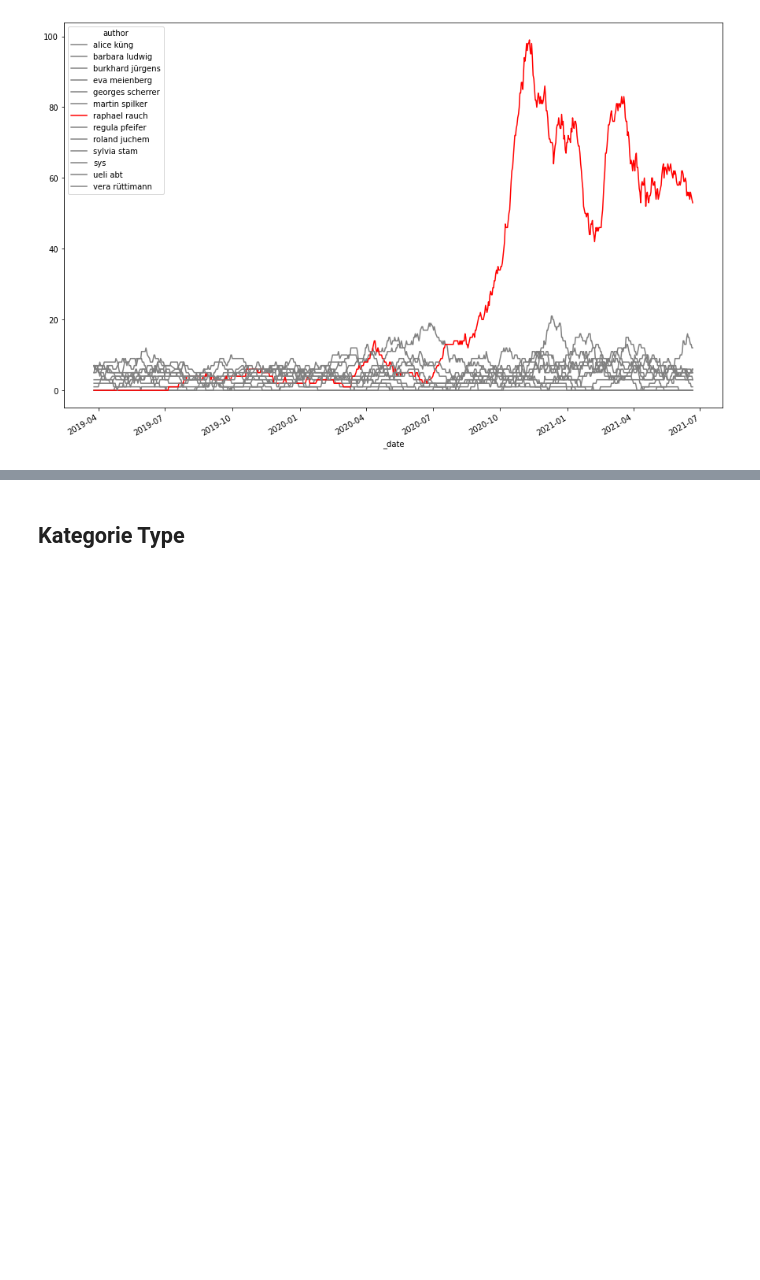
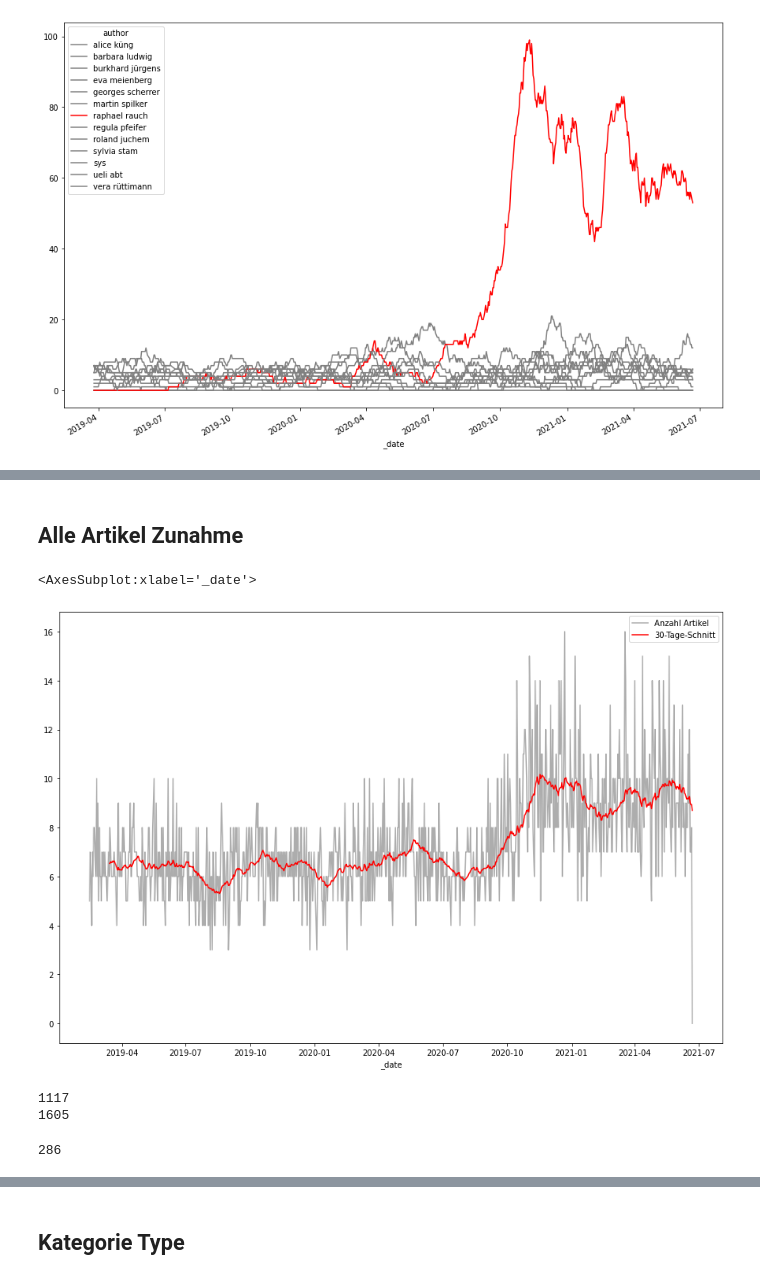
Before and after one commit to simonhuwiler/kathch, a Jupyter notebook: src/3_analyse.ipynb, the cells around one changed output, grey strips where cells are left out. Drawn from its saved outputs; the diff is of its cells as text; code cells hidden in the pictures; blank space fills up the shorter version.

```diff
--- a/src/3_analyse.ipynb
+++ b/src/3_analyse.ipynb
@@ -14,6 +14,8 @@ from pathlib import Path
 # %%
 agencies = ['kna', 'sda', 'cic', 'kap']
 path_in = Path('../data_cleaned/article/')
+red = 'red'
+grey = '#adadad'
 # %% [markdown]
 ## Load files
 # %%
@@ -82,7 +88,7 @@ df_data = df.copy()
 
 df_data['author'] = df_data['author'].apply(abb2name)
 
-df_data['author'] = df_data['author'].fillna('ohne')
+df_data['author'] = df_data['author'].fillna('unknown')
 
 df_top = df_data.groupby(df_data.author.str.lower()).agg({'id': 'count'}).sort_values('id', ascending=False)
 df_top = df_top[df_top['id'] >= 40]
@@ -90,7 +96,7 @@ df_top['top'] = True
 # %%
 df_data = df.copy()
 
-df_data['author'] = df_data['author'].fillna('ohne')
+df_data['author'] = df_data['author'].fillna('unknown')
 
 # Lower Case
 df_data['author'] = df_data['author'].str.lower()
@@ -105,7 +111,7 @@ df_data = df_data[df_data.top]
 # Add Agency
 df_data['agency'] = df_data['author'].apply(lambda x: x in agencies)
 df_data = df_data[df_data.agency == False]
-df_data = df_data[df_data.author != "ohne"]
+df_data = df_data[df_data.author != "unknown"]
 
 # Set date
 df_data['_date'] = df_data['date'].dt.date
@@ -123,8 +129,8 @@ gr = gr.apply(lambda col: col.rolling(30).sum(), axis = 0)
 colors = []
 for c in gr.columns:
     if c == 'raphael rauch':
-        colors.append('red')
-    else: colors.append('grey')
+        colors.append(red)
+    else: colors.append(grey)
 
 #gr.plot()
 gr.plot(color=colors)
@@ -135,0 +158,37 @@ gr.plot(color=colors)
+# %% [markdown]
+## Alle Artikel Zunahme
+# %%
+df_data = df.copy()
+
+df_data['_date'] = df_data['date'].dt.date
+
+
+df_data = df_data.groupby('_date').agg({'author': 'count'})
+df_data['30-Tage-Schnitt'] = df_data['author'].rolling(30).mean()
+df_data.rename(columns={'author': 'Anzahl Artikel'}, inplace=True)
+
+
+colors = []
+for c in df_data.columns:
+    if c == '30-Tage-Schnitt':
+        colors.append(red)
+    else: colors.append(grey)
+
+#gr.plot()
+df_data.plot(color=colors)
+# %% [output]
+<AxesSubplot:xlabel='_date'>
+[figure, added]
+# %%
+df_2020 = df[(df.date >= '01-01-2020') & (df.date <= '31-05-2020')]
+df_2021 = df[(df.date >= '01-01-2021') & (df.date <= '31-05-2021')]
+
+print(len(df_2020))
+print(len(df_2021))
+# %% [output]
+1117
+1605
+# %%
+df_data[df_data.date >= '01-01-2021'].groupby('author').agg({'id_x': 'count'})['id_x'].sum() - 342
+# %% [output]
+286
```
Also changed, not shown: parts of 29 cells of this notebook, 6 other files.
